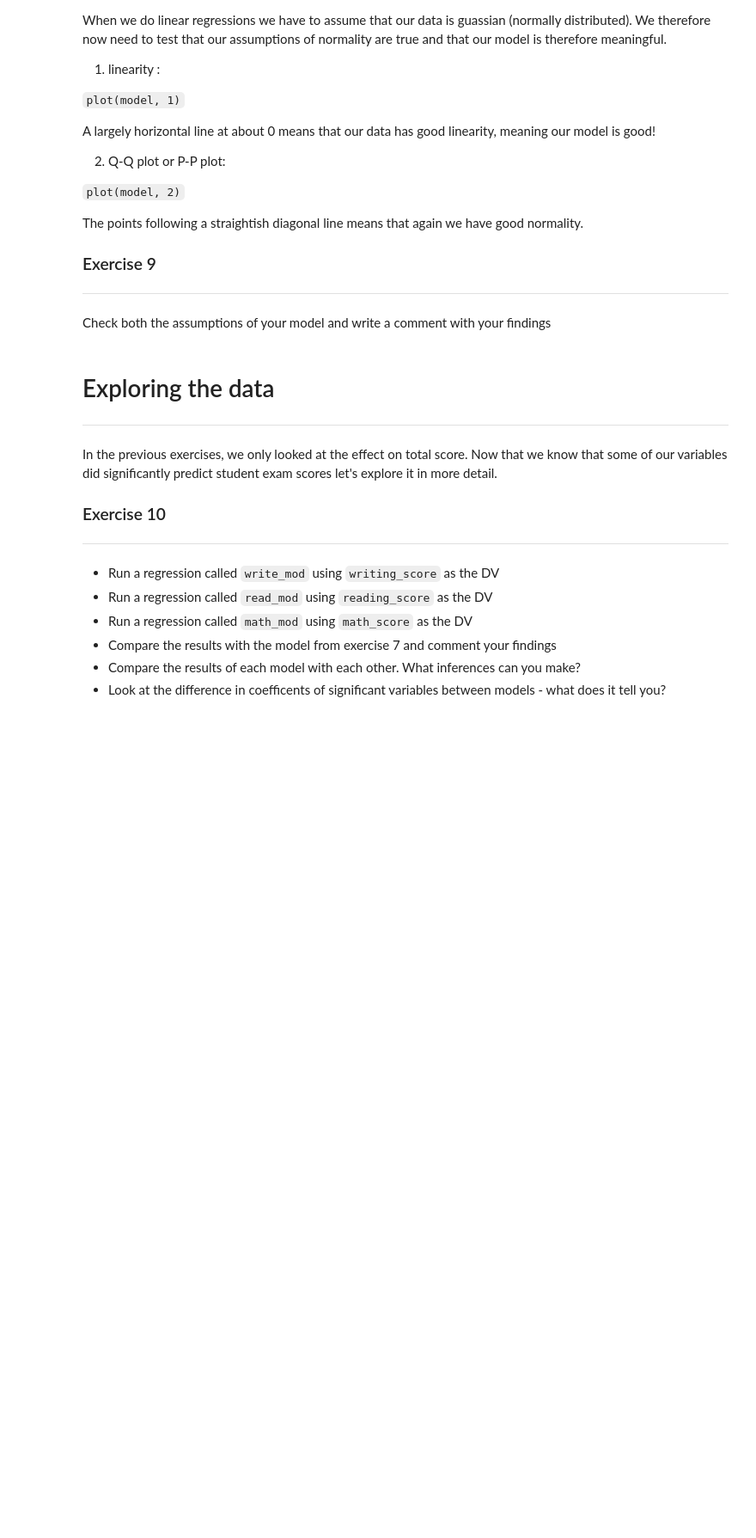
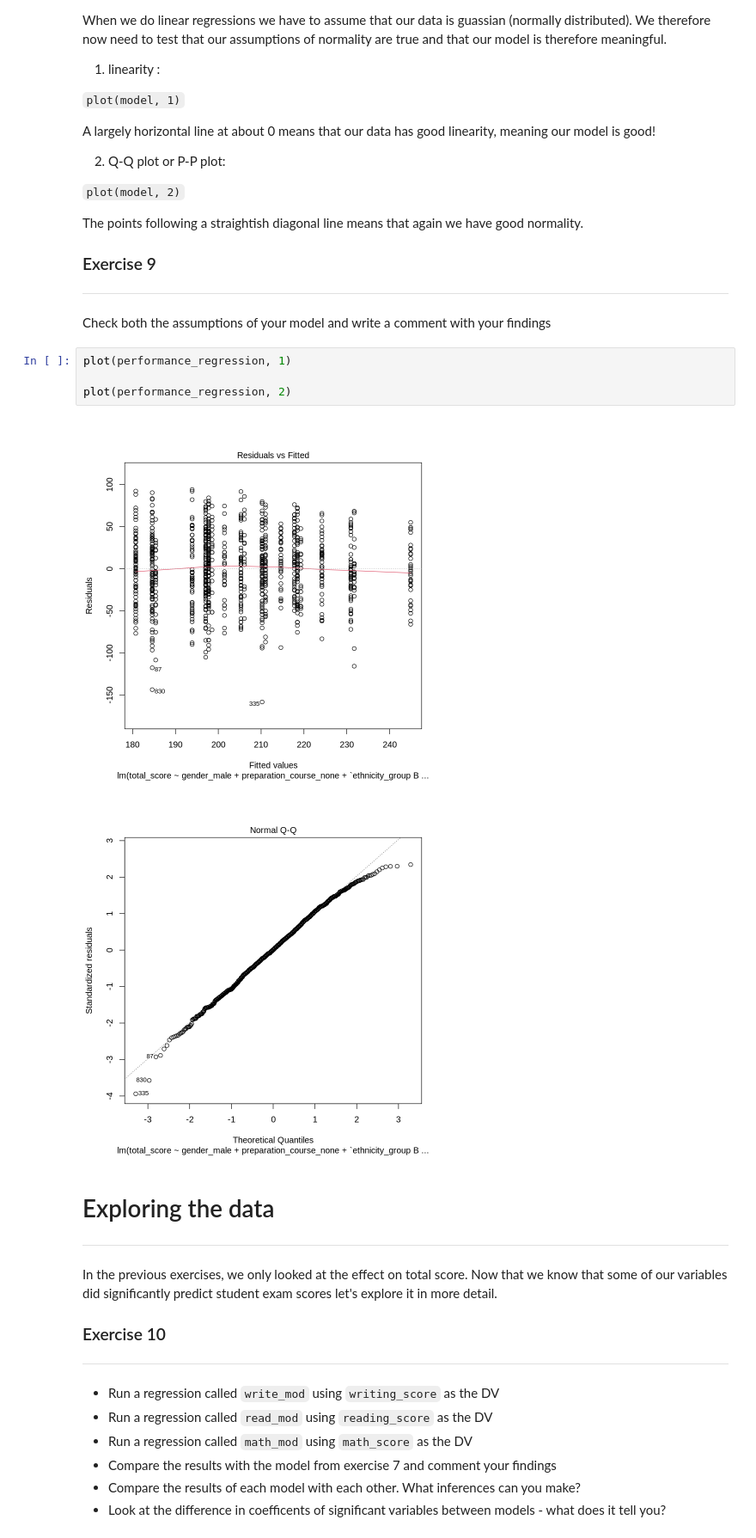
Before and after one commit to mara-ber/programing_for_data, a Jupyter notebook: R_Student_performance.ipynb, the cells around one changed output. Shown at 86% size. Drawn from its saved outputs; the diff is of its cells as text; blank space fills up the shorter version.

```diff
--- a/R_Student_performance.ipynb
+++ b/R_Student_performance.ipynb
@@ -469,6 +456,13 @@ The points following a straightish diagonal line means that again we have good n
 ---
 
 Check both the assumptions of your model and write a comment with your findings
+# %%
+plot(performance_regression, 1)
+
+plot(performance_regression, 2)
+# %% [output]
+[figure, added]
+[figure, added]
 # %% [markdown]
 # Exploring the data
 ---
```
Also changed, not shown: parts of 1 cell of this notebook.
